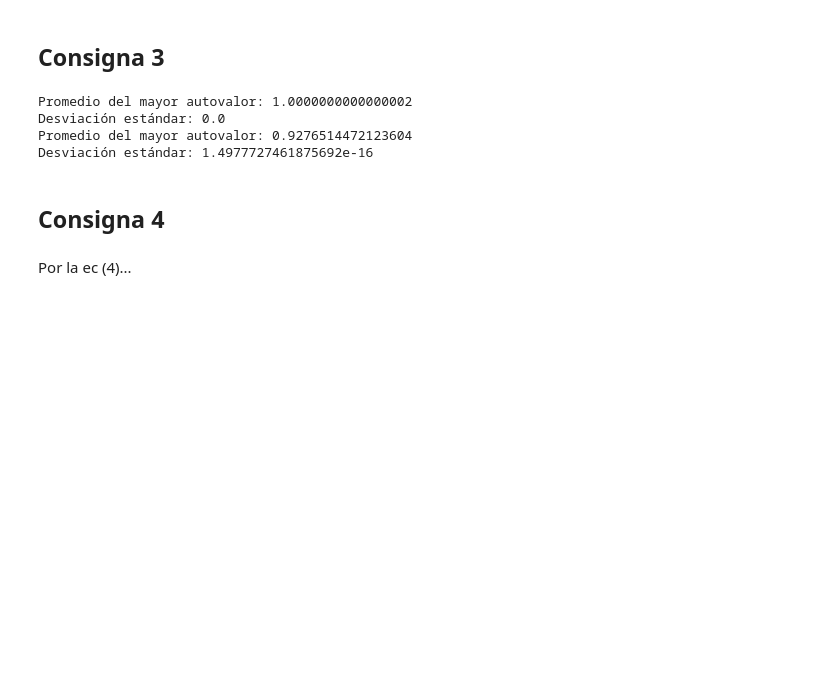
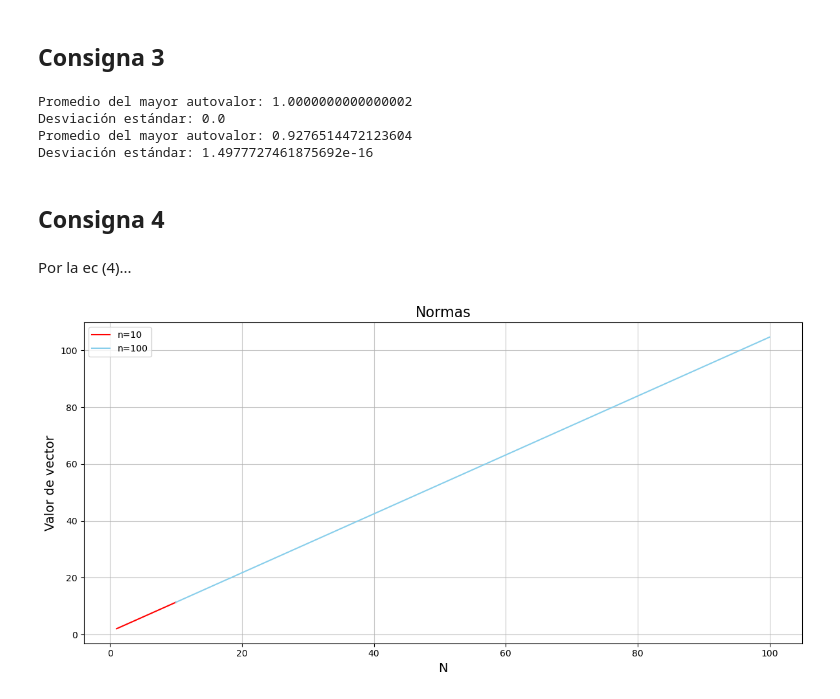
Before and after one commit to tobiaspalacinroitbarg/tp2_alc, a Jupyter notebook: tp_2_alc.ipynb, the cells around one changed output. Drawn from its saved outputs; the diff is of its cells as text; code cells hidden in the pictures; blank space fills up the shorter version.

```diff
--- a/tp_2_alc.ipynb
+++ b/tp_2_alc.ipynb
@@ -172,0 +145,31 @@ def serieDePotencias (A):
+# %%
+def serie_de_potencias(A):
+    I=np.eye(5)
+    A_rec=I
+    A_serie=I
+    n=[]
+    norma=[]
+    for i in range (100):
+        n.append(i)
+        A_rec=A_rec@A
+        A_serie=A_serie+A_rec
+        norma.append(scipy.linalg.norm(A_serie, ord=2))
+    return norma, n
+
+
+norma_A_1, n= serie_de_potencias(A_1)
+
+plt.figure(figsize=(12, 6))
+plt.plot(range(1,11 ), norma_A_1[0:10], color='red', label='n=10')
+plt.plot(range(10,101 ), norma_A_1[9:100], color='skyblue', label='n=100')
+plt.xlabel('N', fontsize=14)
+plt.ylabel('Valor de vector', fontsize=14)
+plt.title('Normas', fontsize=16)
+plt.legend()
+plt.grid(axis='y', linestyle='-', alpha=0.7)
+plt.grid(axis='x', linestyle='-', alpha=0.7)
+# Mostrar el gráfico
+plt.tight_layout()
+plt.show()
+# %% [output]
+[figure, added]
```
Also changed, not shown: parts of 3 cells of this notebook.
